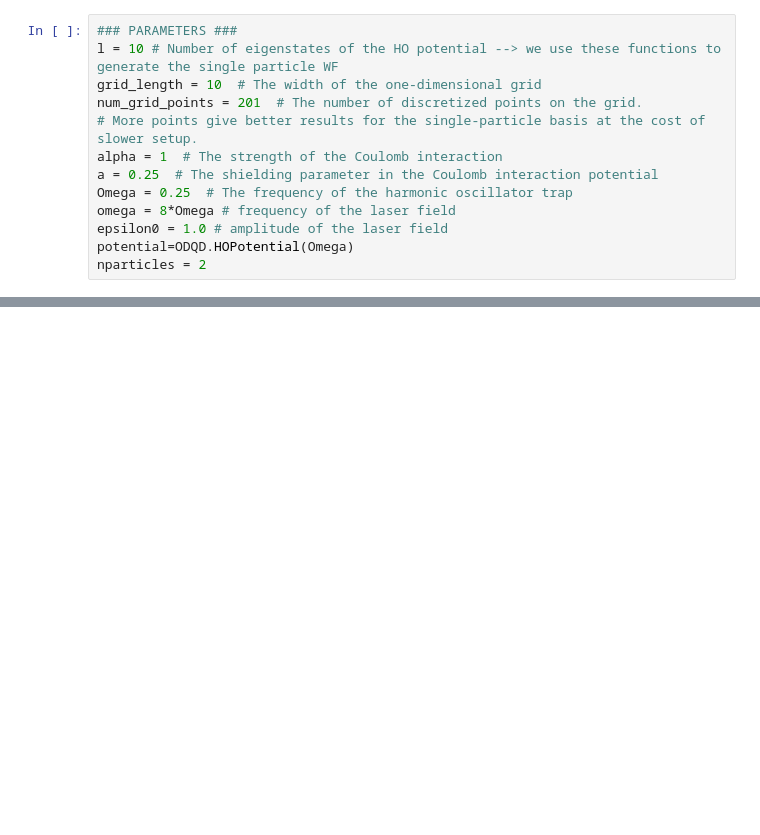
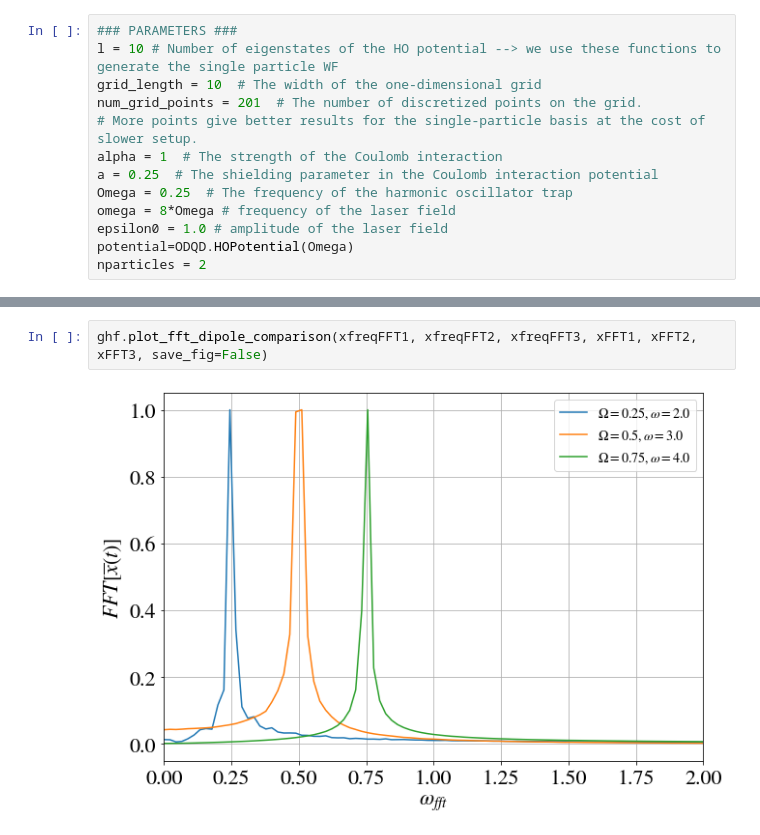
Before and after one commit to Matteo294/FYS4411, a Jupyter notebook: Project2/code/tdhf.ipynb, the cells around one changed output, grey strips where cells are left out. Drawn from its saved outputs; the diff is of its cells as text; blank space fills up the shorter version.

```diff
--- a/Project2/code/tdhf.ipynb
+++ b/Project2/code/tdhf.ipynb
@@ -70,0 +78,4 @@ plt.show()
+# %%
+ghf.plot_fft_dipole_comparison(xfreqFFT1, xfreqFFT2, xfreqFFT3, xFFT1, xFFT2, xFFT3, save_fig=False)
+# %% [output]
+[figure, added]
```
Also changed, not shown: parts of 6 cells of this notebook, 15 other files.
